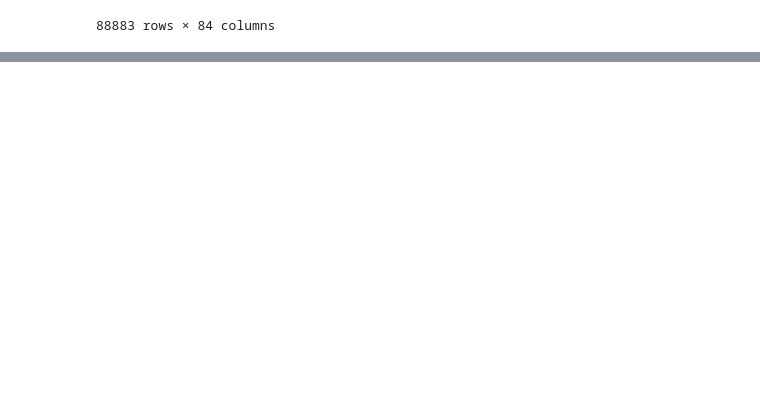
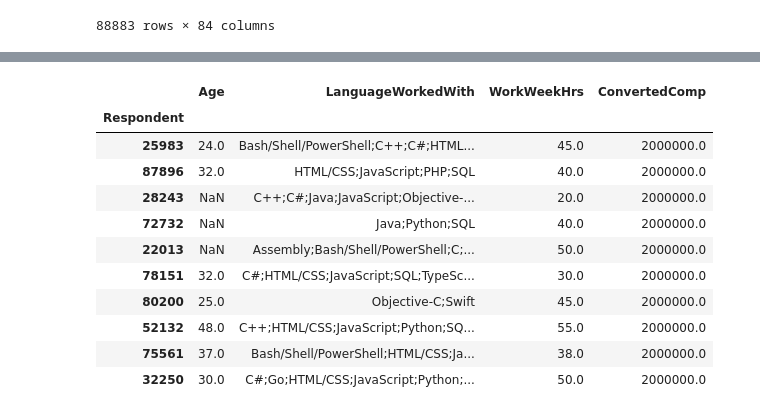
Before and after one commit to OsimFavour/data-analysis, a Jupyter notebook: Pandas Demo.ipynb, the cells around one changed output, grey strips where cells are left out. Saved outputs shown, nothing was run; the diff lists cells and outputs as text; code cells hidden in the pictures; blank space fills up the shorter version.

```diff
--- a/Pandas Demo.ipynb
+++ b/Pandas Demo.ipynb
@@ -401,0 +393,5 @@ df[["Country", "ConvertedComp", "WorkWeekHrs", "Age"]].head(800)
+# %%
+# Sort the countries in ascending order and salaries in descending order
+# cause we want to see the highest salaries first
+
+df.sort_values(by=["Country", "ConvertedComp"], ascending=[True, False], inplace=True)
@@ -401,0 +419,30 @@ df[["Country", "ConvertedComp", "WorkWeekHrs", "Age"]].head(800)
+# %%
+# maybe you are sorting results just so you can grab the
+# largest or smallest values from a specific dataframe
+
+# To see the ten highest salaries from our survey
+
+df["ConvertedComp"] = pd.to_numeric(df["ConvertedComp"])
+top_salaries = df["ConvertedComp"].nlargest(10)
+# %%
+# To see the age, hours they work every week, salaries
+# paid to those with the ten highest salaries from our survey
+
+salary = df["ConvertedComp"]
+search_column = ["Age", "LanguageWorkedWith", "WorkWeekHrs", "ConvertedComp"]
+top_salary_rows = df[salary.isin(top_salaries)][search_column]
+# %%
+top_salary_rows.head(10)
+# %% [output]
+|  | Age | LanguageWorkedWith | WorkWeekHrs | ConvertedComp |
+| Respondent |  |  |  |  |
+| 25983 | 24.0 | Bash/Shell/PowerShell;C++;C#;HTML... | 45.0 | 2000000.0 |
+| 87896 | 32.0 | HTML/CSS;JavaScript;PHP;SQL | 40.0 | 2000000.0 |
+| 28243 | NaN | C++;C#;Java;JavaScript;Objective-... | 20.0 | 2000000.0 |
+| 72732 | NaN | Java;Python;SQL | 40.0 | 2000000.0 |
+| 22013 | NaN | Assembly;Bash/Shell/PowerShell;C;... | 50.0 | 2000000.0 |
+| 78151 | 32.0 | C#;HTML/CSS;JavaScript;SQL;TypeSc... | 30.0 | 2000000.0 |
+| 80200 | 25.0 | Objective-C;Swift | 45.0 | 2000000.0 |
+| 52132 | 48.0 | C++;HTML/CSS;JavaScript;Python;SQ... | 55.0 | 2000000.0 |
+| 75561 | 37.0 | Bash/Shell/PowerShell;HTML/CSS;Ja... | 38.0 | 2000000.0 |
+| 32250 | 30.0 | C#;Go;HTML/CSS;JavaScript;Python;... | 50.0 | 2000000.0 |
```
Also changed, not shown: parts of 32 cells of this notebook, 1 other file.
